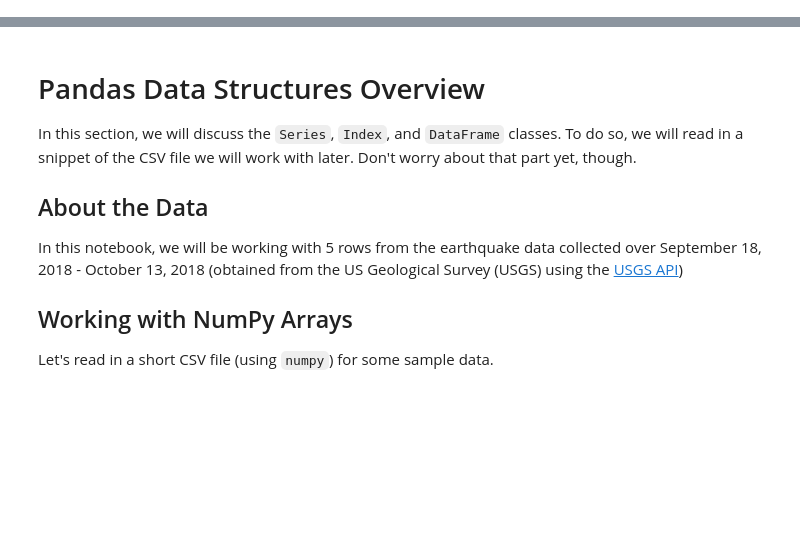
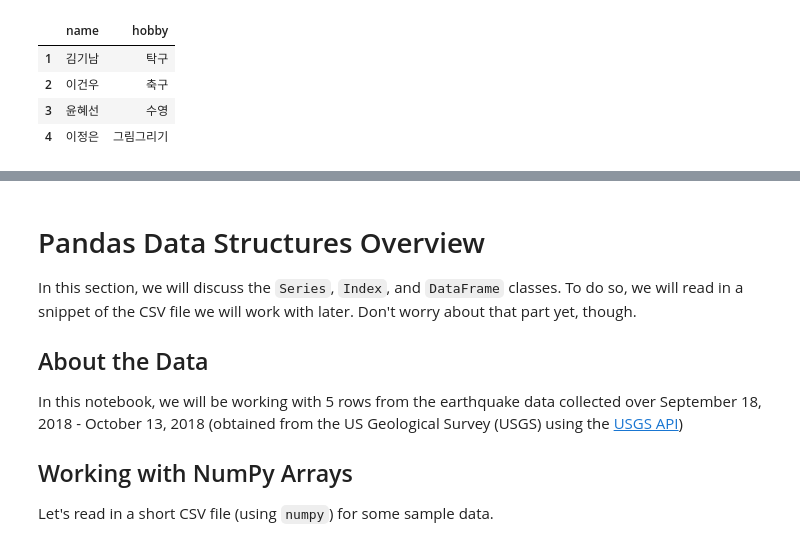
Before and after one commit to Lee-geonwu/class_ai4ml, a Jupyter notebook: week2/1-pandas_data_structures.ipynb, the cells around one changed output, grey strips where cells are left out. Drawn from its saved outputs; the diff is of its cells as text; code cells hidden in the pictures; blank space fills up the shorter version.

```diff
--- a/week2/1-pandas_data_structures.ipynb
+++ b/week2/1-pandas_data_structures.ipynb
@@ -2,0 +20,12 @@
+# %%
+### Tasks for today 2
+### Try to define a new index
+new_index = [1, 2, 3, 4]
+team_df.index = new_index
+team_df
+# %% [output]
+|  | name | hobby |
+| 1 | 김기남 | 탁구 |
+| 2 | 이건우 | 축구 |
+| 3 | 윤혜선 | 수영 |
+| 4 | 이정은 | 그림그리기 |
```
Also changed, not shown: parts of 4 cells of this notebook.
